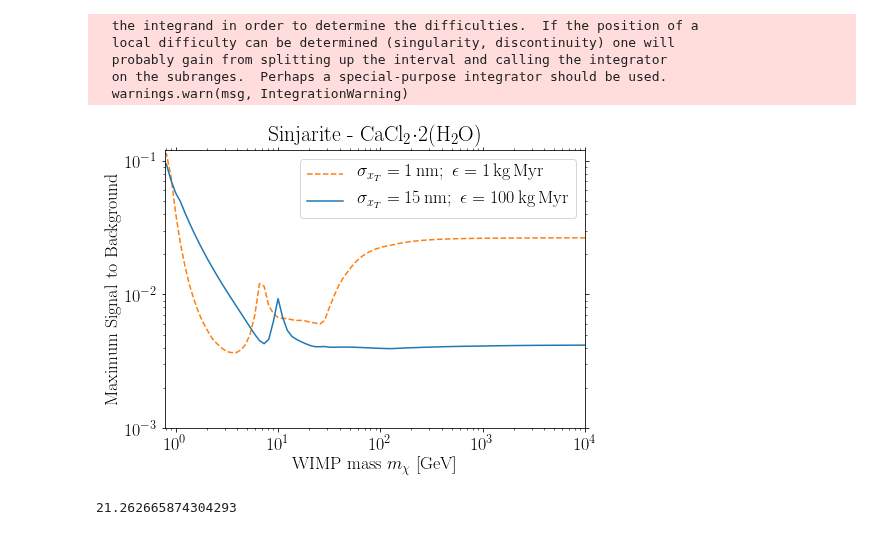
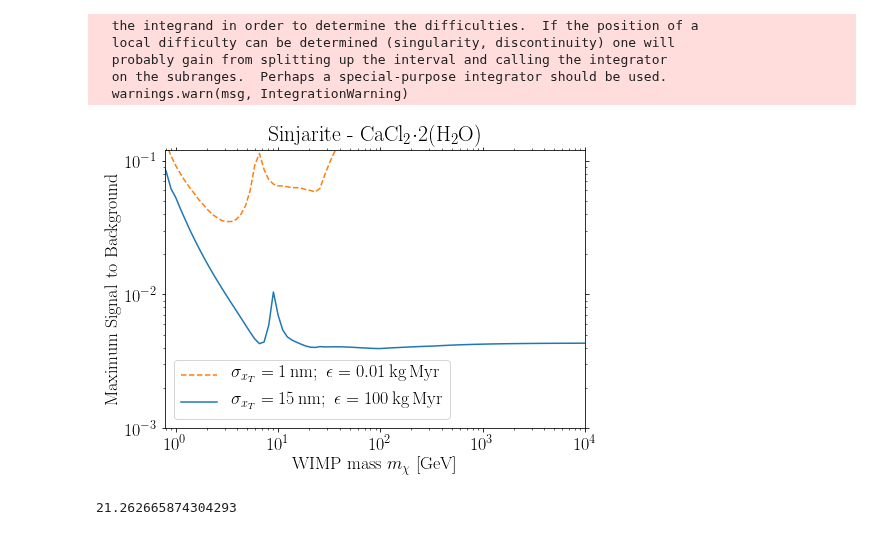
Before and after one commit to tedwards2412/paleo_detectors, a Jupyter notebook: Notebooks/Systematics_Check.ipynb, the cells around one changed output. Drawn from its saved outputs; the diff is of its cells as text; code cells hidden in the pictures.

```diff
--- a/Notebooks/Systematics_Check.ipynb
+++ b/Notebooks/Systematics_Check.ipynb
@@ -196,7 +196,7 @@ print(N_BG_1nm_sysfree.shape)
 ref_sig = 1e-45
 mlist1nm_best = np.logspace(-0.5,4,num=100)
 systematics = [1.0, 1.0, 1.0, 1.0, 1.0, 1.0, 1.0, 1.0, 1.0, 1.0, 1.0, 1e-2, 1e-2]
-SF1nm = sf.Swordfish(list(N_BG_1nm), T=systematics, E=np.ones_like(N_BG_1nm[0]))
+SF1nm = sf.Swordfish(list(N_BG_1nm), T=systematics, E=np.ones_like(N_BG_1nm[0])*0.01)
 
 limit1nm_list_best = np.zeros_like(mlist1nm_best)
 # DR_list_best = np.zeros_like(mlist)
@@ -231,8 +231,8 @@ new1nm_systematics1 = list(new1nm_systematics1)
 # %%
 N_BG_1nm_sysfree = list(N_BG_1nm_sysfree)
 # print(new_systematics, newdRdx_BG)
-SF1nm_1 = sf.Swordfish(N_BG_1nm_sysfree, T=new1nm_systematics1, E=np.ones_like(N_BG_1nm_sysfree[0]))
-SF1nm_10 = sf.Swordfish(N_BG_1nm_sysfree, T=new1nm_systematics10, E=np.ones_like(N_BG_1nm_sysfree[0]))
+SF1nm_1 = sf.Swordfish(N_BG_1nm_sysfree, T=new1nm_systematics1, E=np.ones_like(N_BG_1nm_sysfree[0])*0.01)
+SF1nm_10 = sf.Swordfish(N_BG_1nm_sysfree, T=new1nm_systematics10, E=np.ones_like(N_BG_1nm_sysfree[0])*0.01)
 ref_sig = 1e-45
 mlist = np.logspace(-0.5,4,num=100)
 
@@ -365,7 +365,7 @@ for i, m in enumerate(mlist_best):
 ref_sig = 1e-45
 mlist1nm_best = np.logspace(-0.5,4,num=100)
 systematics = [1.0, 1.0, 1.0, 1.0, 1.0, 1.0, 1.0, 1.0, 1.0, 1.0, 1.0, 1e-2, 1e-2]
-SF1nm = sf.Swordfish(list(N_BG_1nm), T=systematics, E=np.ones_like(N_BG_1nm[0]))
+SF1nm = sf.Swordfish(list(N_BG_1nm), T=systematics, E=np.ones_like(N_BG_1nm[0])*0.01)
 
 # limit1nm_list_best = np.zeros_like(mlist1nm_best)
 StoB1nm = np.zeros_like(mlist1nm_best)
@@ -387,26 +387,26 @@ for i, m in enumerate(mlist1nm_best):
 # %%
 rc('text', usetex=True)
 rc('font',**{'family':'sans-serif','sans-serif':['cmr']})
 rc('font',**{'family':'serif','serif':['cmr']})
 rc('font', size=18)
 plt.figure(figsize=(7,5))
 
-plt.loglog(mlist1nm_best, StoB1nm, linestyle='--', color='C1' ,label=r'$\sigma_{x_T} = 1\,\mathrm{nm}; \,\,\epsilon = 1 \,\mathrm{kg}\,\mathrm{Myr}$')
+plt.loglog(mlist1nm_best, StoB1nm, linestyle='--', color='C1' ,label=r'$\sigma_{x_T} = 1\,\mathrm{nm}; \,\,\epsilon = 0.01 \,\mathrm{kg}\,\mathrm{Myr}$')
 plt.loglog(mlist_best, StoB, color='C0', label=r'$\sigma_{x_T} = 15\,\mathrm{nm}; \,\,\epsilon = 100 \,\mathrm{kg}\,\mathrm{Myr}$')
 # plt.semilogx(mlist_best, StoB_effective, label=r'Equivalent signal to background - 15nm')
 # plt.semilogx(mlist1nm_best, StoB_effective1nm, label=r'Equivalent signal to background - 1nm')
 plt.xlabel(r'WIMP mass $m_\chi$ [GeV]')
 plt.ylabel(r'Maximum Signal to Background')
 plt.legend()
 plt.xlim(np.log10(6),10000)
 plt.ylim(1e-3,0.12)
 # plt.text(70, 0.1, r'Maximum Signal to Background', fontsize=14, ha='right')
 
 plt.title(r'Sinjarite - $\mathrm{CaCl_2}$$\cdot$2($\mathrm{H_2O}$)')
 plt.tight_layout(pad=0.3)
 plt.savefig("../plots/Sinj_StoB.pdf")
 # %% [output]
-[figure, old version]
+[figure, new version]
 # %%
 print(dRdx_BG[1,:].sum())
 # %% [output]
```
Also changed, not shown: parts of 6 cells of this notebook, 18 other files.
